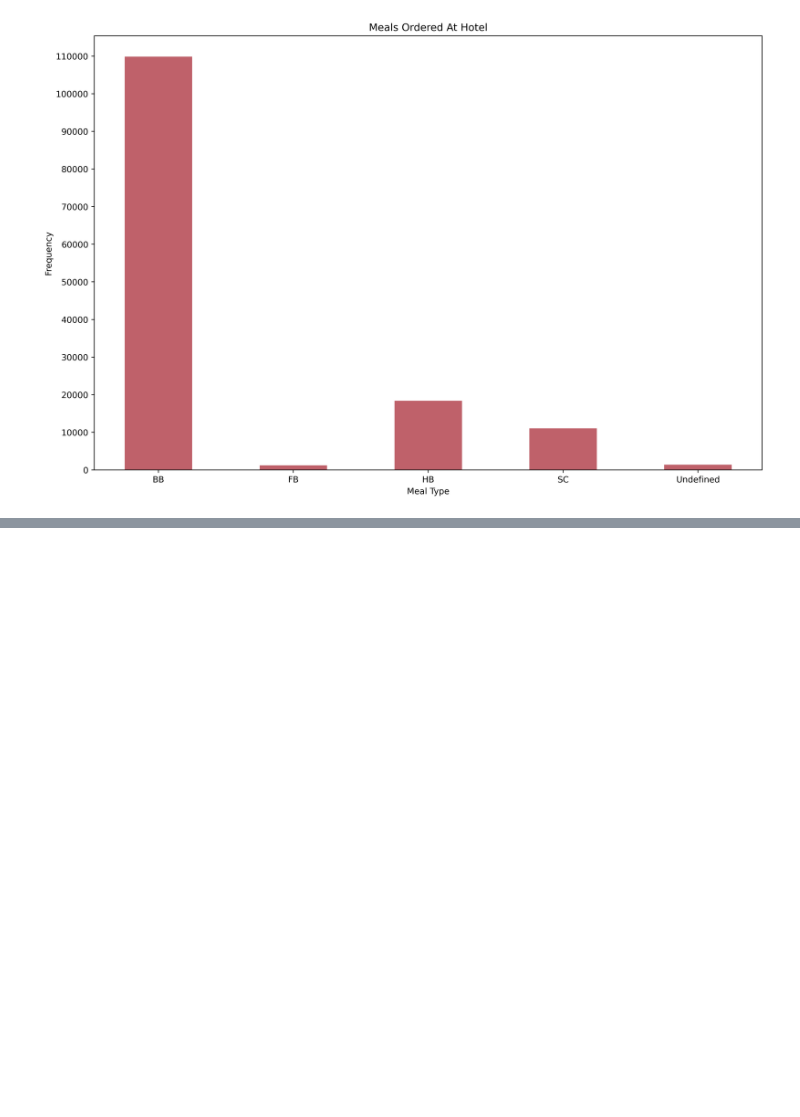
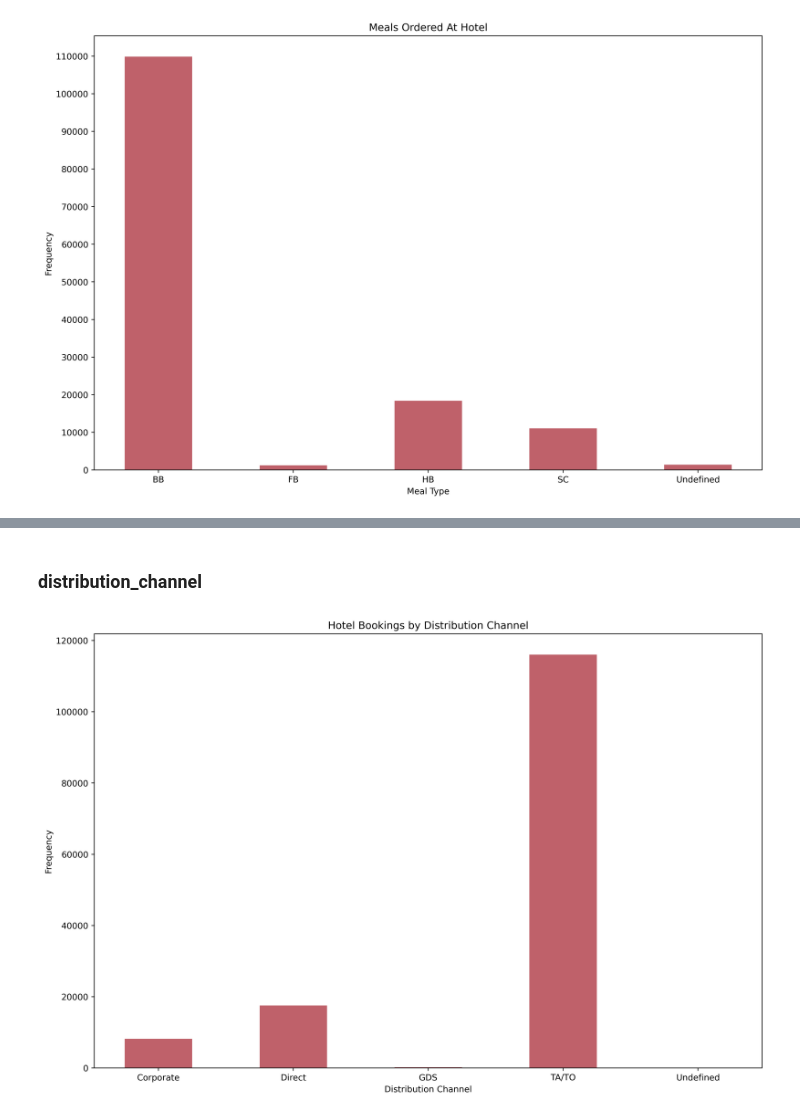
Before and after one commit to SMemic4/Hotels, a Jupyter notebook: notebooks/hotels.ipynb, the cells around one changed output, grey strips where cells are left out. Cells and saved outputs as stored; diff of their text form; code cells hidden in the pictures; blank space fills up the shorter version.

```diff
--- a/notebooks/hotels.ipynb
+++ b/notebooks/hotels.ipynb
@@ -487,0 +436,14 @@ print(type(countries.index[0]))
+# %% [markdown]
+### distribution_channel
+# %%
+channel = hotel_df['distribution_channel'].value_counts().sort_index()
+plt.figure(figsize=(12, 8), dpi=400)
+plt.bar(x=channel.index, height=channel.values, width=0.5, color=fav_cols[0])
+plt.xlabel(xlabel = 'Distribution Channel')
+plt.ylabel(ylabel = 'Frequency')
+plt.title(label = 'Hotel Bookings by Distribution Channel')
+plt.tight_layout()
+plt.savefig(os.path.join(os.getcwd(), 'outputs', 'visuals', 'Bookings_By_Distribution_Channel'))
+plt.show()
+# %% [output]
+[figure, added]
```
Also changed, not shown: parts of 85 cells of this notebook.
